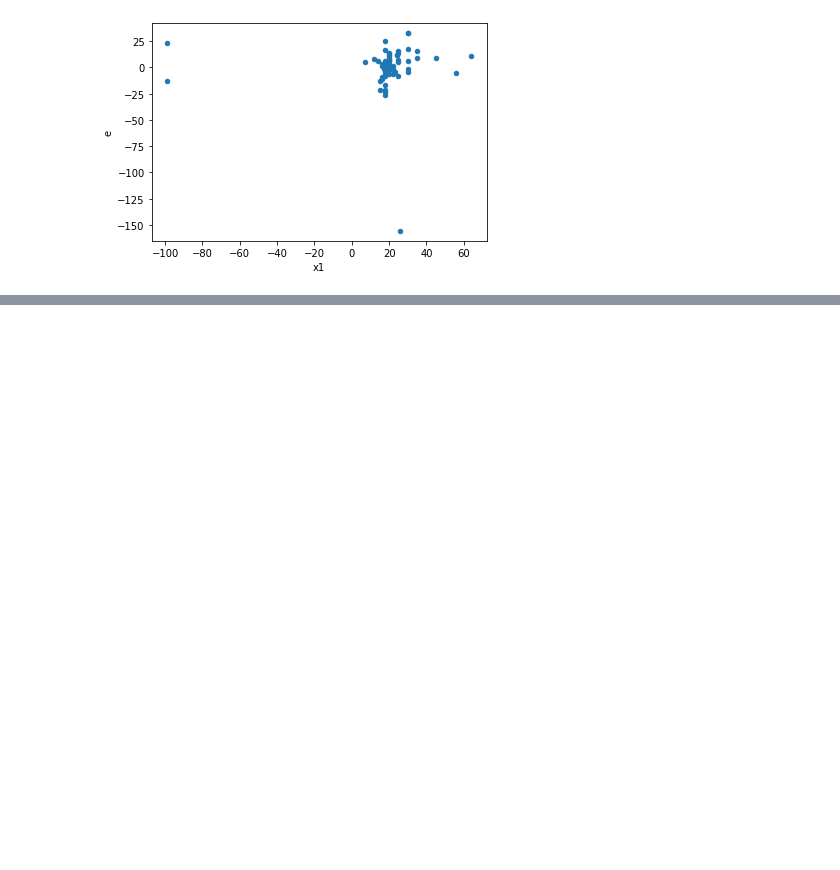
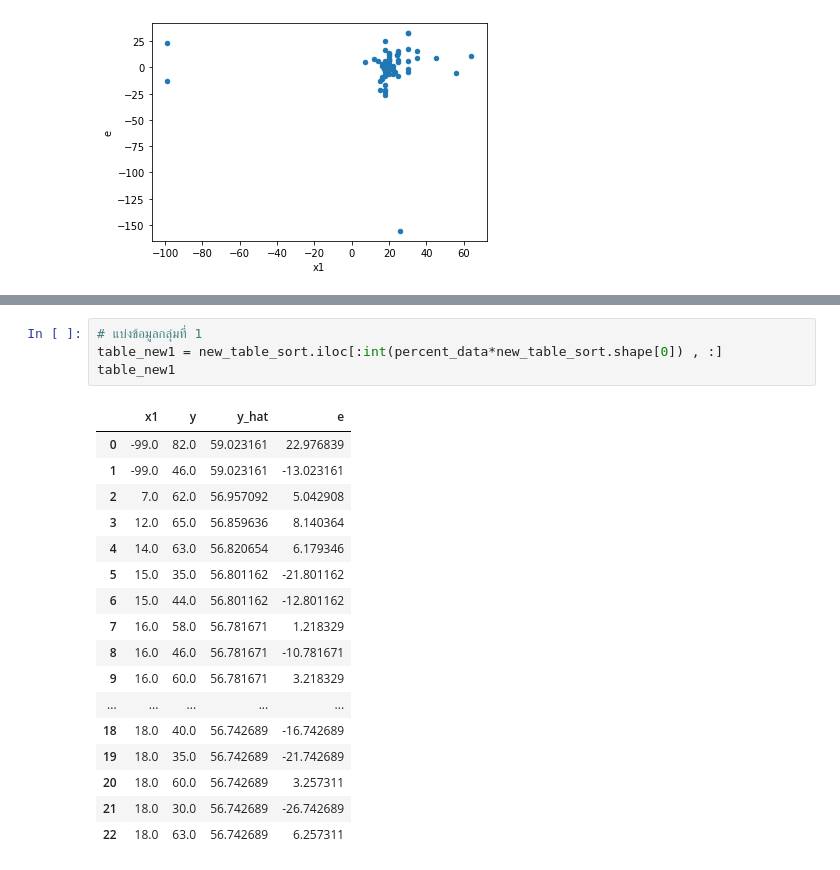
Before and after one commit to iam-fern/real_data, a Jupyter notebook: China_Health_and_Nutrition_Survey_(CHNS).ipynb, the cells around one changed output, grey strips where cells are left out. Cells and saved outputs as stored; diff of their text form; blank space fills up the shorter version.

```diff
--- a/China_Health_and_Nutrition_Survey_(CHNS).ipynb
+++ b/China_Health_and_Nutrition_Survey_(CHNS).ipynb
@@ -137,0 +165,22 @@ table_data_new.plot(x ='x1', y='e', kind = 'scatter')
+# %%
+# แบ่งข้อมูลกลุ่มที่ 1
+table_new1 = new_table_sort.iloc[:int(percent_data*new_table_sort.shape[0]) , :]
+table_new1
+# %% [output]
+|  | x1 | y | y_hat | e |
+| 0 | -99.0 | 82.0 | 59.023161 | 22.976839 |
+| 1 | -99.0 | 46.0 | 59.023161 | -13.023161 |
+| 2 | 7.0 | 62.0 | 56.957092 | 5.042908 |
+| 3 | 12.0 | 65.0 | 56.859636 | 8.140364 |
+| 4 | 14.0 | 63.0 | 56.820654 | 6.179346 |
+| 5 | 15.0 | 35.0 | 56.801162 | -21.801162 |
+| 6 | 15.0 | 44.0 | 56.801162 | -12.801162 |
+| 7 | 16.0 | 58.0 | 56.781671 | 1.218329 |
+| 8 | 16.0 | 46.0 | 56.781671 | -10.781671 |
+| 9 | 16.0 | 60.0 | 56.781671 | 3.218329 |
+| ... | ... | ... | ... | ... |
+| 18 | 18.0 | 40.0 | 56.742689 | -16.742689 |
+| 19 | 18.0 | 35.0 | 56.742689 | -21.742689 |
+| 20 | 18.0 | 60.0 | 56.742689 | 3.257311 |
+| 21 | 18.0 | 30.0 | 56.742689 | -26.742689 |
+| 22 | 18.0 | 63.0 | 56.742689 | 6.257311 |
```
Also changed, not shown: parts of 10 cells of this notebook.
